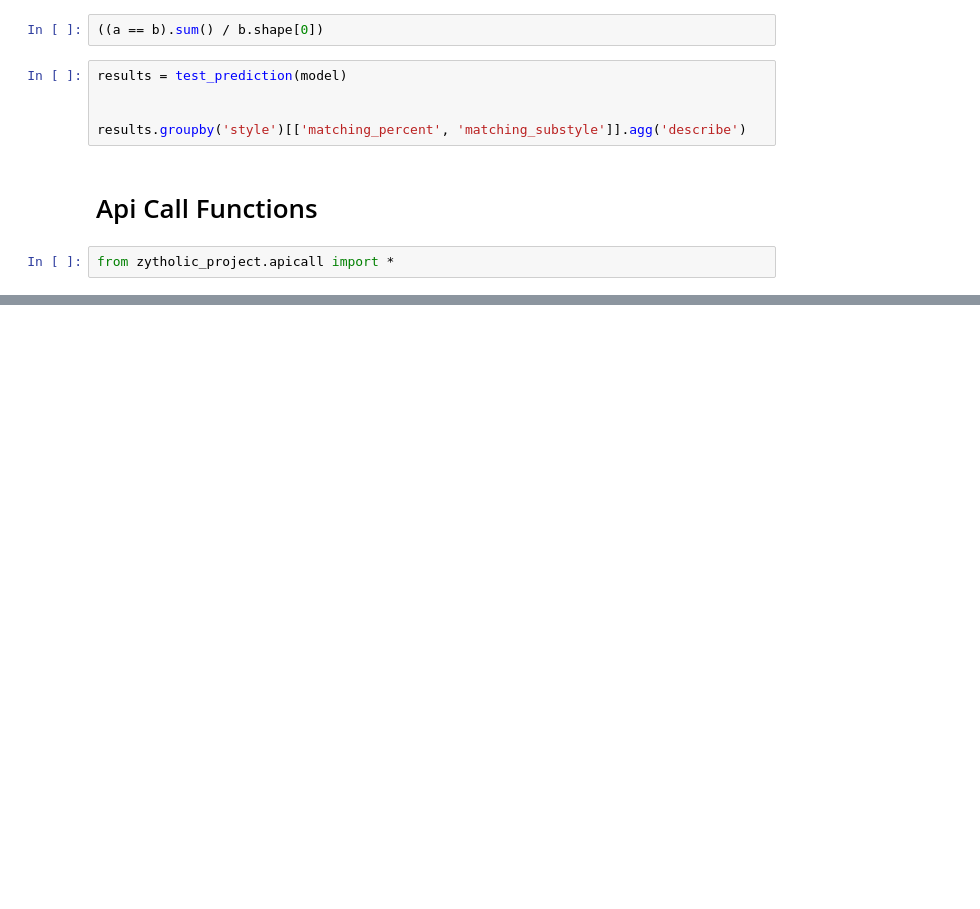
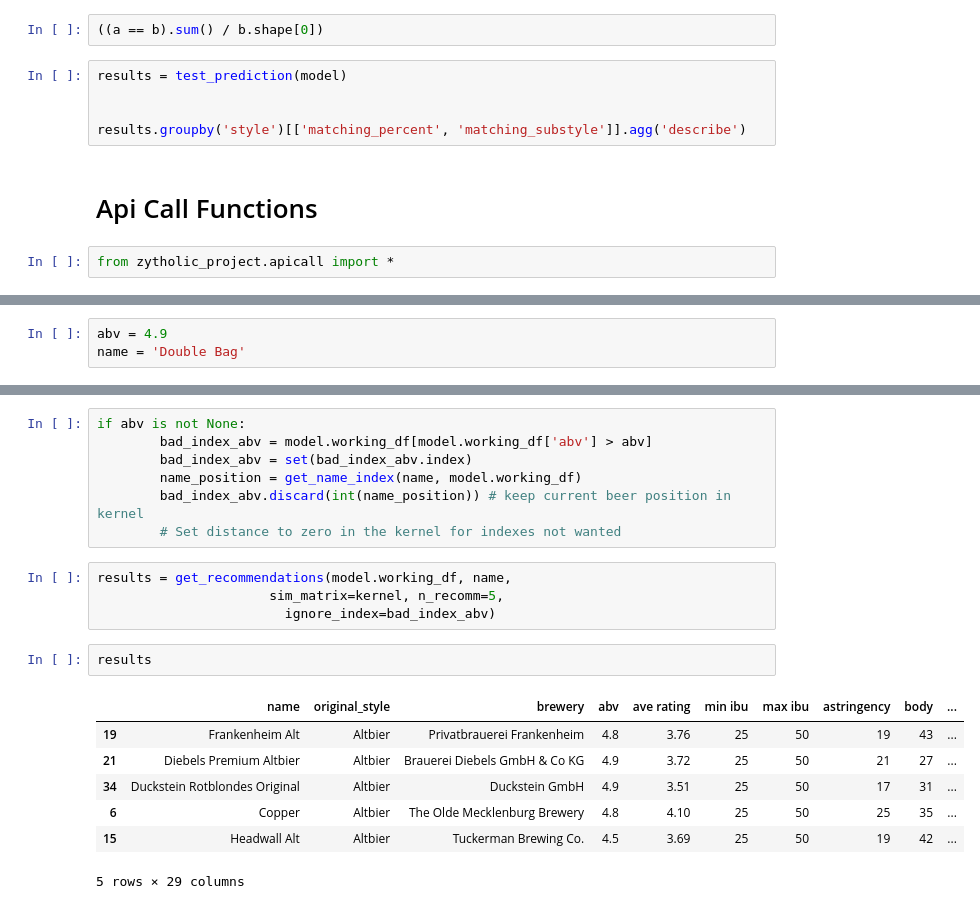
Before and after one commit to ltexp1998/zytholic_project, a Jupyter notebook: notebooks/atc_KMeans_base.ipynb, the cells around one changed output, grey strips where cells are left out. Cells and saved outputs as stored; diff of their text form; blank space fills up the shorter version.

```diff
--- a/notebooks/atc_KMeans_base.ipynb
+++ b/notebooks/atc_KMeans_base.ipynb
@@ -359,0 +371,3 @@ get_most_similar_beers('Donnybrook Stout', n_beers=5)
+# %%
+abv = 4.9
+name = 'Double Bag'
@@ -359,0 +398,21 @@ get_most_similar_beers('Donnybrook Stout', n_beers=5)
+# %%
+if abv is not None:
+        bad_index_abv = model.working_df[model.working_df['abv'] > abv]
+        bad_index_abv = set(bad_index_abv.index)
+        name_position = get_name_index(name, model.working_df)
+        bad_index_abv.discard(int(name_position)) # keep current beer position in kernel
+        # Set distance to zero in the kernel for indexes not wanted
+# %%
+results = get_recommendations(model.working_df, name,
+                      sim_matrix=kernel, n_recomm=5,
+                        ignore_index=bad_index_abv)
+# %%
+results
+# %% [output]
+|  | name | original_style | brewery | abv | ave rating | min ibu | max ibu | astringency | body | ... |
+| 19 | Frankenheim Alt | Altbier | Privatbrauerei Frankenheim | 4.8 | 3.76 | 25 | 50 | 19 | 43 | ... |
+| 21 | Diebels Premium Altbier | Altbier | Brauerei Diebels GmbH & Co KG | 4.9 | 3.72 | 25 | 50 | 21 | 27 | ... |
+| 34 | Duckstein Rotblondes Original | Altbier | Duckstein GmbH | 4.9 | 3.51 | 25 | 50 | 17 | 31 | ... |
+| 6 | Copper | Altbier | The Olde Mecklenburg Brewery | 4.8 | 4.10 | 25 | 50 | 25 | 35 | ... |
+| 15 | Headwall Alt | Altbier | Tuckerman Brewing Co. | 4.5 | 3.69 | 25 | 50 | 19 | 42 | ... |
+5 rows × 29 columns
```
Also changed, not shown: parts of 8 cells of this notebook, 4 other files.
